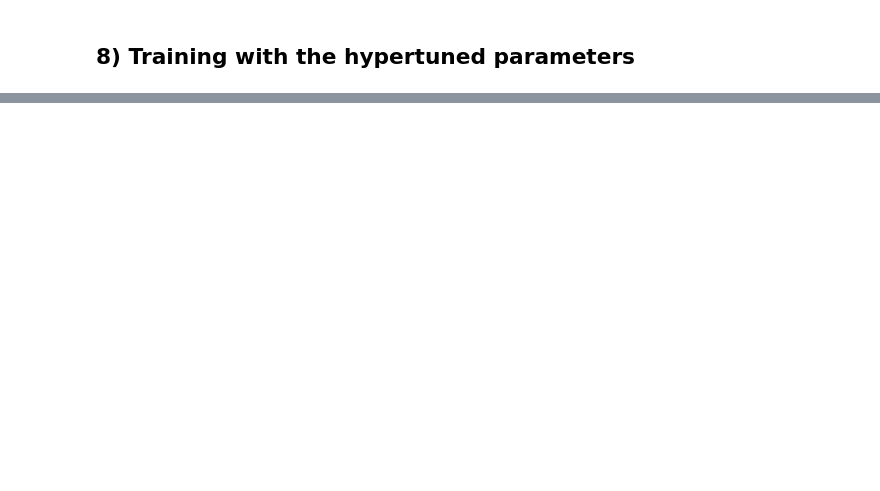
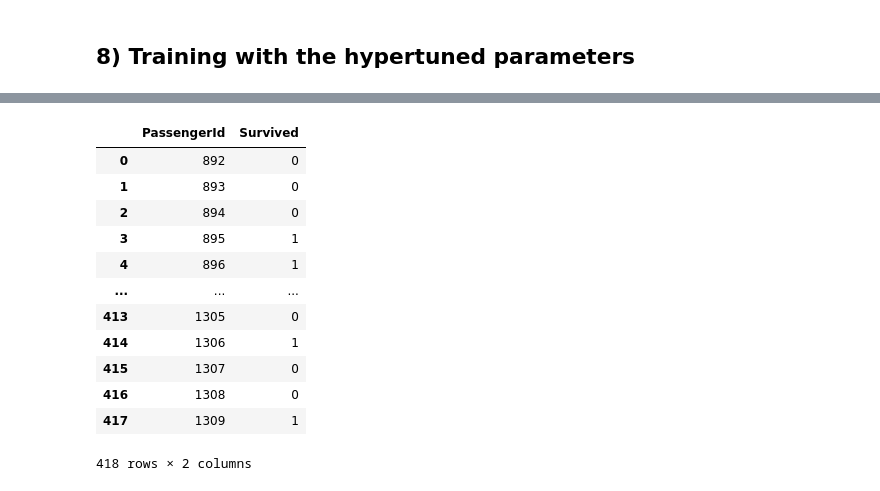
Before and after one commit to akash1309/Titanic-Kaggle, a Jupyter notebook: Titanic.ipynb, the cells around one changed output, grey strips where cells are left out. Drawn from its saved outputs; the diff is of its cells as text; code cells hidden in the pictures; blank space fills up the shorter version.

```diff
--- a/Titanic.ipynb
+++ b/Titanic.ipynb
@@ -964,0 +993,5 @@ submission.to_csv('tuned_hyperparameter_result.csv',index=False)
+# %%
+param = {'num_leaves':150, 'objective':'binary','max_depth':7,'learning_rate':0.1,'max_bin':200}
+lbg_clf = lbg.LGBMClassifier(num_leaves=150,max_depth=10,learning_rate=0.3,max_bin=200)
+
+lbg_clf.fit(X_train,y_train)
@@ -964,0 +1030,3 @@ submission.to_csv('tuned_hyperparameter_result.csv',index=False)
+# %%
+y_pred_lbg = lbg_clf.predict(X_test)
+y_pred_lbg
@@ -964,0 +1053,17 @@ submission.to_csv('tuned_hyperparameter_result.csv',index=False)
+# %%
+submission2 = pd.DataFrame({'PassengerId':df_test['PassengerId'],'Survived':y_pred_lbg})
+submission2
+# %% [output]
+|  | PassengerId | Survived |
+| 0 | 892 | 0 |
+| 1 | 893 | 0 |
+| 2 | 894 | 0 |
+| 3 | 895 | 1 |
+| 4 | 896 | 1 |
+| ... | ... | ... |
+| 413 | 1305 | 0 |
+| 414 | 1306 | 1 |
+| 415 | 1307 | 0 |
+| 416 | 1308 | 0 |
+| 417 | 1309 | 1 |
+418 rows × 2 columns
```
Also changed, not shown: parts of 36 cells of this notebook.
